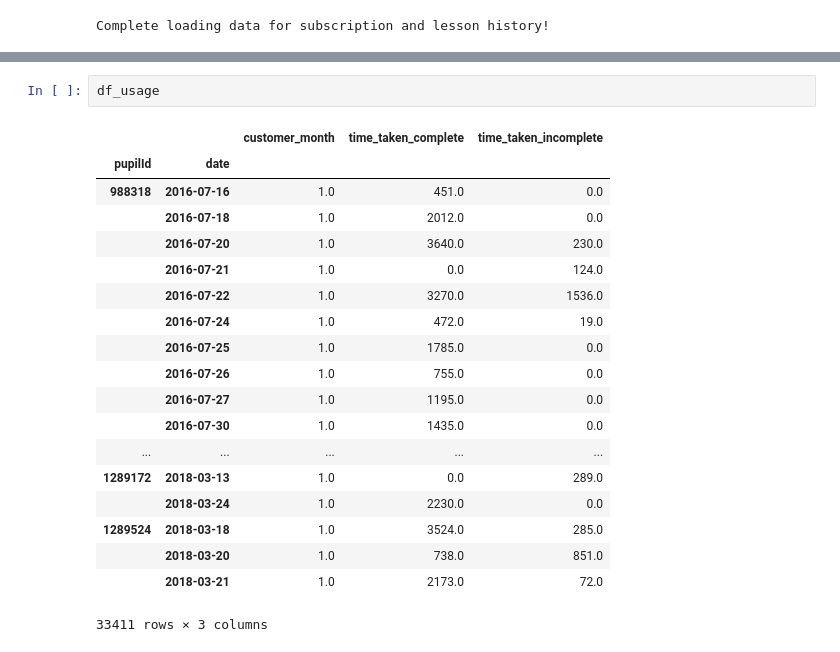
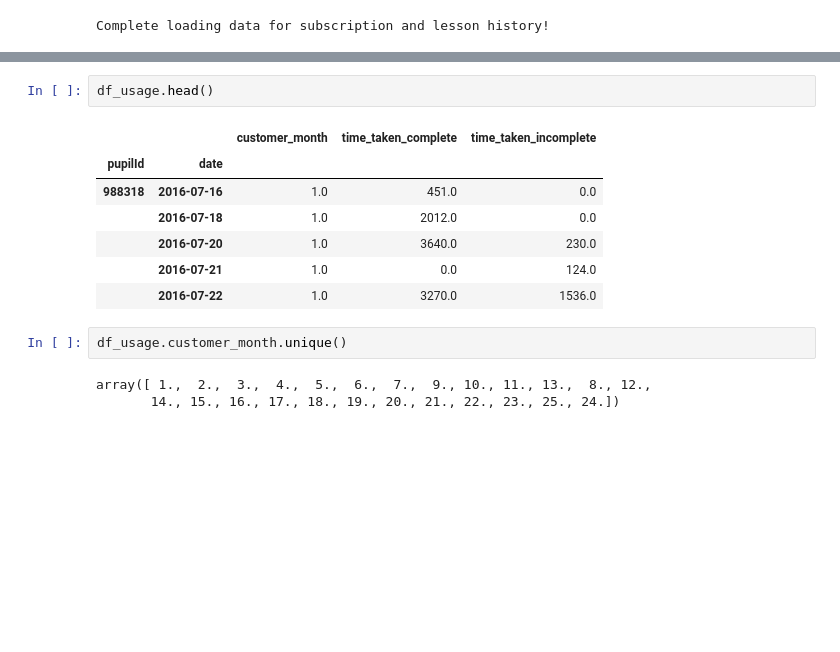
Before and after one commit to vicaws/Whizz, a Jupyter notebook: Code/Churn/Churn/NB_FeatureEngineering.ipynb, the cells around one changed output, grey strips where cells are left out. Drawn from its saved outputs; the diff is of its cells as text; blank space fills up the shorter version.

```diff
--- a/Code/Churn/Churn/NB_FeatureEngineering.ipynb
+++ b/Code/Churn/Churn/NB_FeatureEngineering.ipynb
@@ -53,22 +47,15 @@ Complete processing all 5221 records in the subscription table!
 # %%
-df_usage
+df_usage.head()
 # %% [output]
 |  |  | customer_month | time_taken_complete | time_taken_incomplete |
 | pupilId | date |  |  |  |
 | 988318 | 2016-07-16 | 1.0 | 451.0 | 0.0 |
 |  | 2016-07-18 | 1.0 | 2012.0 | 0.0 |
 |  | 2016-07-20 | 1.0 | 3640.0 | 230.0 |
 |  | 2016-07-21 | 1.0 | 0.0 | 124.0 |
 |  | 2016-07-22 | 1.0 | 3270.0 | 1536.0 |
-|  | 2016-07-24 | 1.0 | 472.0 | 19.0 |
-|  | 2016-07-25 | 1.0 | 1785.0 | 0.0 |
-|  | 2016-07-26 | 1.0 | 755.0 | 0.0 |
-|  | 2016-07-27 | 1.0 | 1195.0 | 0.0 |
-|  | 2016-07-30 | 1.0 | 1435.0 | 0.0 |
-| ... | ... | ... | ... | ... |
-| 1289172 | 2018-03-13 | 1.0 | 0.0 | 289.0 |
-|  | 2018-03-24 | 1.0 | 2230.0 | 0.0 |
-| 1289524 | 2018-03-18 | 1.0 | 3524.0 | 285.0 |
-|  | 2018-03-20 | 1.0 | 738.0 | 851.0 |
-|  | 2018-03-21 | 1.0 | 2173.0 | 72.0 |
-33411 rows × 3 columns
+# %%
+df_usage.customer_month.unique()
+# %% [output]
+array([ 1.,  2.,  3.,  4.,  5.,  6.,  7.,  9., 10., 11., 13.,  8., 12.,
+       14., 15., 16., 17., 18., 19., 20., 21., 22., 23., 25., 24.])
```
Also changed, not shown: parts of 2 cells of this notebook, 16 other files.
